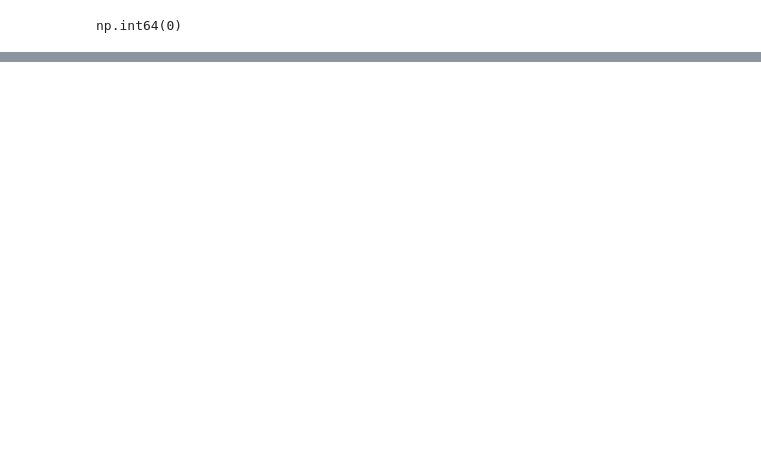
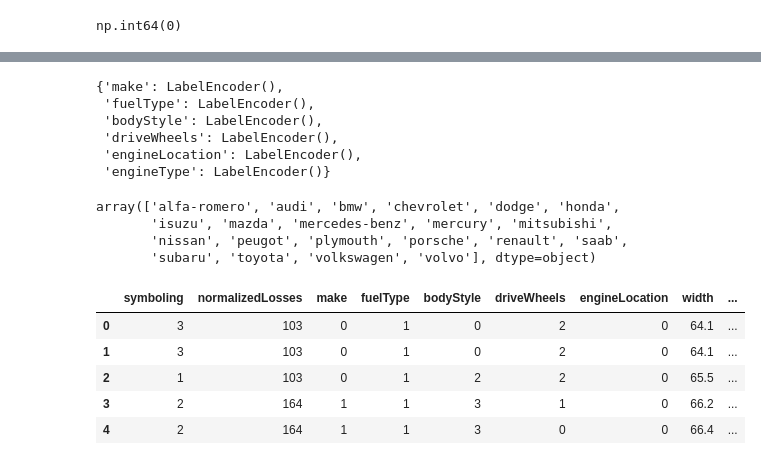
Before and after one commit to hitesh0404/Python, a Jupyter notebook: Batch337/jupyterNotebooks/EDA_Auto_mobile.ipynb, the cells around one changed output, grey strips where cells are left out. Drawn from its saved outputs; the diff is of its cells as text; code cells hidden in the pictures; blank space fills up the shorter version.

```diff
--- a/Batch337/jupyterNotebooks/EDA_Auto_mobile.ipynb
+++ b/Batch337/jupyterNotebooks/EDA_Auto_mobile.ipynb
@@ -445,0 +514,25 @@ np.int64(0)
+# %%
+le_objects
+# %% [output]
+{'make': LabelEncoder(),
+ 'fuelType': LabelEncoder(),
+ 'bodyStyle': LabelEncoder(),
+ 'driveWheels': LabelEncoder(),
+ 'engineLocation': LabelEncoder(),
+ 'engineType': LabelEncoder()}
+# %%
+le_objects["make"].classes_
+# %% [output]
+array(['alfa-romero', 'audi', 'bmw', 'chevrolet', 'dodge', 'honda',
+       'isuzu', 'mazda', 'mercedes-benz', 'mercury', 'mitsubishi',
+       'nissan', 'peugot', 'plymouth', 'porsche', 'renault', 'saab',
+       'subaru', 'toyota', 'volkswagen', 'volvo'], dtype=object)
+# %%
+df1.head()
+# %% [output]
+|  | symboling | normalizedLosses | make | fuelType | bodyStyle | driveWheels | engineLocation | width | ... |
+| 0 | 3 | 103 | 0 | 1 | 0 | 2 | 0 | 64.1 | ... |
+| 1 | 3 | 103 | 0 | 1 | 0 | 2 | 0 | 64.1 | ... |
+| 2 | 1 | 103 | 0 | 1 | 2 | 2 | 0 | 65.5 | ... |
+| 3 | 2 | 164 | 1 | 1 | 3 | 1 | 0 | 66.2 | ... |
+| 4 | 2 | 164 | 1 | 1 | 3 | 0 | 0 | 66.4 | ... |
```
Also changed, not shown: parts of 20 cells of this notebook, 1 other file.
